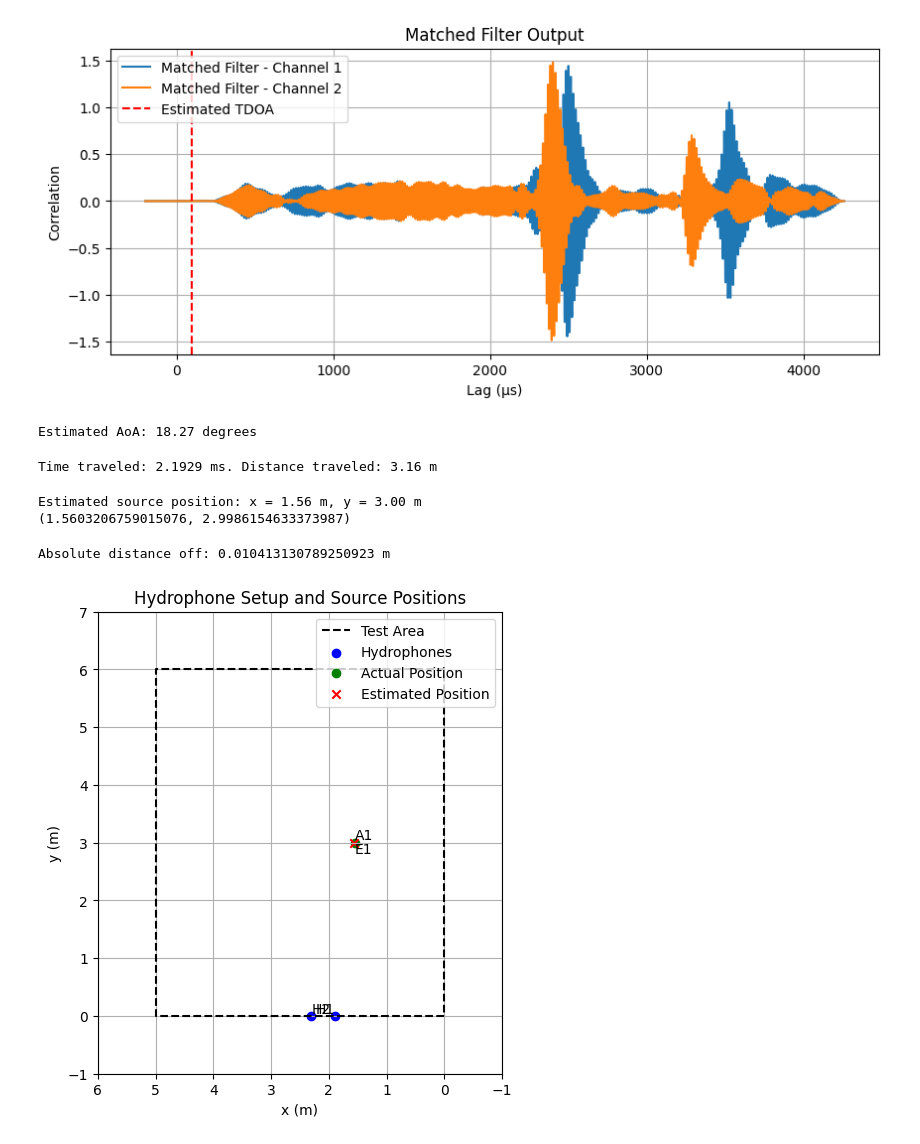
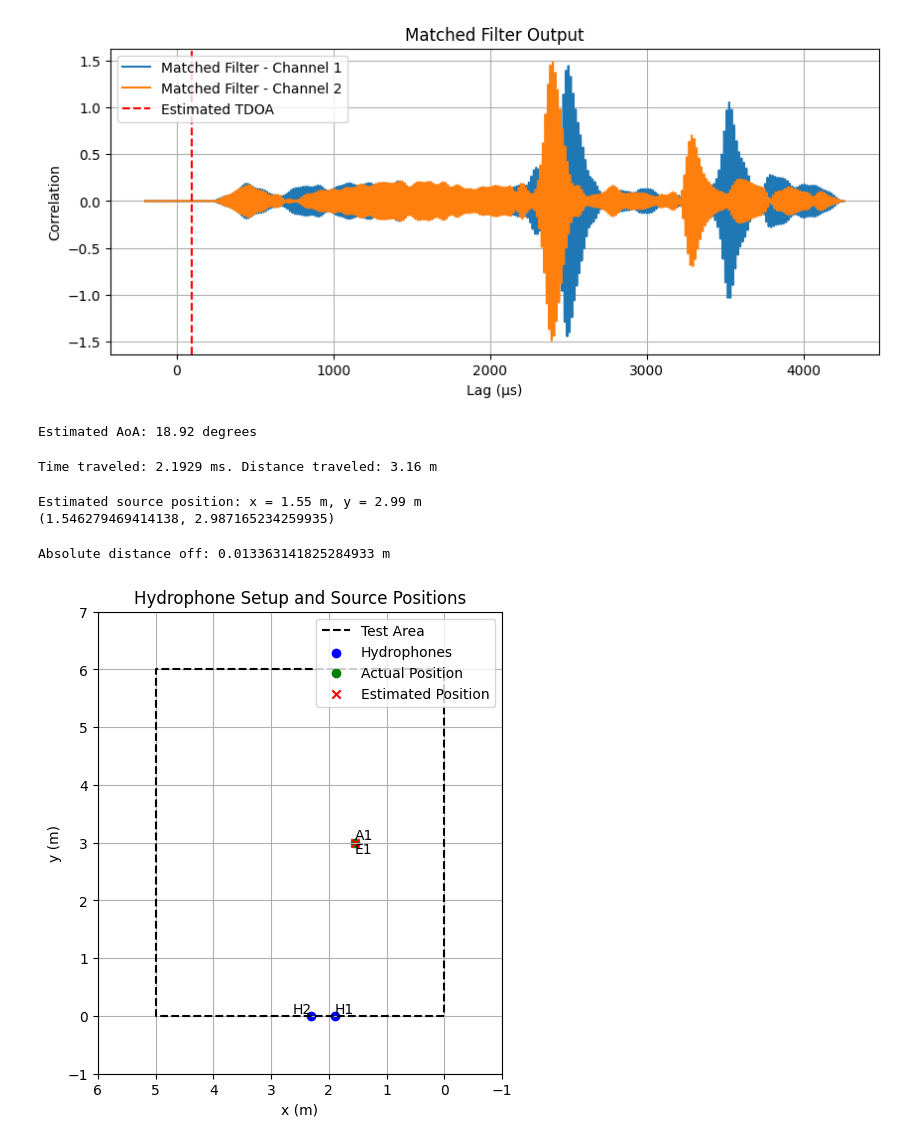
Before and after one commit to SeaGuardian-ELSYS-GK-2/HydrophoneSim, a Jupyter notebook: data_analysis.ipynb, the cells around one changed output. Cells and saved outputs as stored; diff of their text form; code cells hidden in the pictures.

```diff
--- a/data_analysis.ipynb
+++ b/data_analysis.ipynb
@@ -142,32 +142,32 @@ plt.show()
 Estimated TDOA (H2 vs H1): 99.06 µs
 [figure]
 # %%
-d = 0.4  # distance between hydrophones in meters
+d = 0.44  # distance between hydrophones in meters
 c = 1440  # speed of sound in water (m/s)
 
 # Clamp sin(theta) to avoid invalid values due to noise
-sin_theta = np.clip((delta_time-12e-6) * c / d, -1.0, 1.0)
+sin_theta = np.clip((delta_time) * c / d, -1.0, 1.0)
 aoa = np.arcsin(sin_theta) * 180 / np.pi
 print(f"Estimated AoA: {aoa:.2f} degrees")
 # %% [output]
-Estimated AoA: 18.27 degrees
+Estimated AoA: 18.92 degrees
 # %%
 # Estimate distance traveled
 time_trav_channel2 = time[peak2] - T # account for peak being in middle of sweep
-distance_peak2 = time_trav_channel2 * c
-print(f"Time traveled: {time_trav_channel2*1000:.4f} ms. Distance traveled: {distance_peak2:.2f} m")
+distance_signal_traveled = time_trav_channel2 * c
+print(f"Time traveled: {time_trav_channel2*1000:.4f} ms. Distance traveled: {distance_signal_traveled:.2f} m")
 # %% [output]
 Time traveled: 2.1929 ms. Distance traveled: 3.16 m
 # %%
 # Hydrophone 2 position
 hydrophone2_x = 2.13
 hydrophone2_y = 0
-hydrophone1_x = hydrophone2_x + 0.42
+hydrophone1_x = hydrophone2_x + 0.44
 hydrophone1_y = 0
 
 # Relative offset from hydrophone 2
-x_rel = -distance_peak2 * np.sin(np.deg2rad(aoa))
-y_rel = distance_peak2 * np.cos(np.deg2rad(aoa))
+x_rel = -distance_signal_traveled * np.sin(np.deg2rad(aoa))
+y_rel = distance_signal_traveled * np.cos(np.deg2rad(aoa))
 
 # Estimated position in global coordinates
 x_est = x_rel + hydrophone1_x
@@ -179,8 +179,8 @@ print(f"Estimated source position: x = {x_est:.2f} m, y = {y_est:.2f} m")
 estimated_position = (x_est, y_est)
 print(estimated_position)
 # %% [output]
-Estimated source position: x = 1.56 m, y = 3.00 m
-(1.5603206759015076, 2.9986154633373987)
+Estimated source position: x = 1.55 m, y = 2.99 m
+(1.546279469414138, 2.987165234259935)
 # %%
 import matplotlib.pyplot as plt
 
@@ -205,34 +205,34 @@ actual_positions = [
 plt.figure(figsize=(10, 6))
 plt.gca().set_aspect('equal', adjustable='box')
 
 # Draw rectangle for setup area
 plt.plot([0, room_width, room_width, 0, 0], [0, 0, room_height, room_height, 0], 'k--', label='Test Area')
 
 # Plot hydrophones
 plt.scatter(*zip(hydrophone_1, hydrophone_2), color='blue', label='Hydrophones')
-plt.text(*hydrophone_1, "H1", ha='right', va='bottom')
-plt.text(*hydrophone_2, "H2", ha='left', va='bottom')
+plt.text(*hydrophone_1, "H1", ha='left', va='bottom')
+plt.text(*hydrophone_2, "H2", ha='right', va='bottom')
 
 # Plot actual positions
 for i, pos in enumerate(actual_positions[data_index:data_index+1]):
     plt.scatter(*pos, color='green', label='Actual Position' if i == 0 else "")
     plt.text(*pos, f"A{i+1}", va='bottom')
 
     diff = ((pos[0] - estimated_position[0])**2 + (pos[1] - estimated_position[1])**2)**0.5
     print(f"Absolute distance off: {diff} m")
 
 # Plot estimated positions
 plt.scatter(*estimated_position, color='red', marker='x', label='Estimated Position' if i == 0 else "")
 plt.text(*pos, f"E{i+1}", va='top')
 
 plt.title("Hydrophone Setup and Source Positions")
 plt.xlabel("x (m)")
 plt.ylabel("y (m)")
 plt.grid(True)
 plt.legend(loc="upper right")
 plt.xlim(room_width+1, -1)
 plt.ylim(-1, room_height + 1)
 plt.show()
 # %% [output]
-Absolute distance off: 0.010413130789250923 m
+Absolute distance off: 0.013363141825284933 m
-[figure, old version]
+[figure, new version]
```
Also changed, not shown: parts of 1 cell of this notebook.
